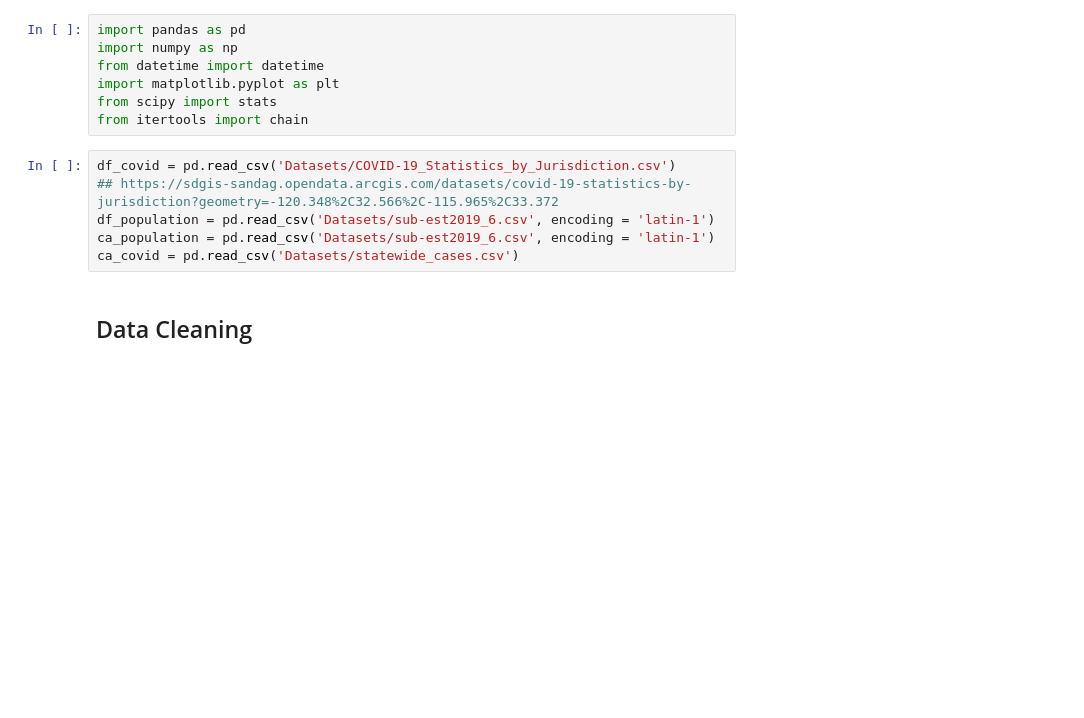
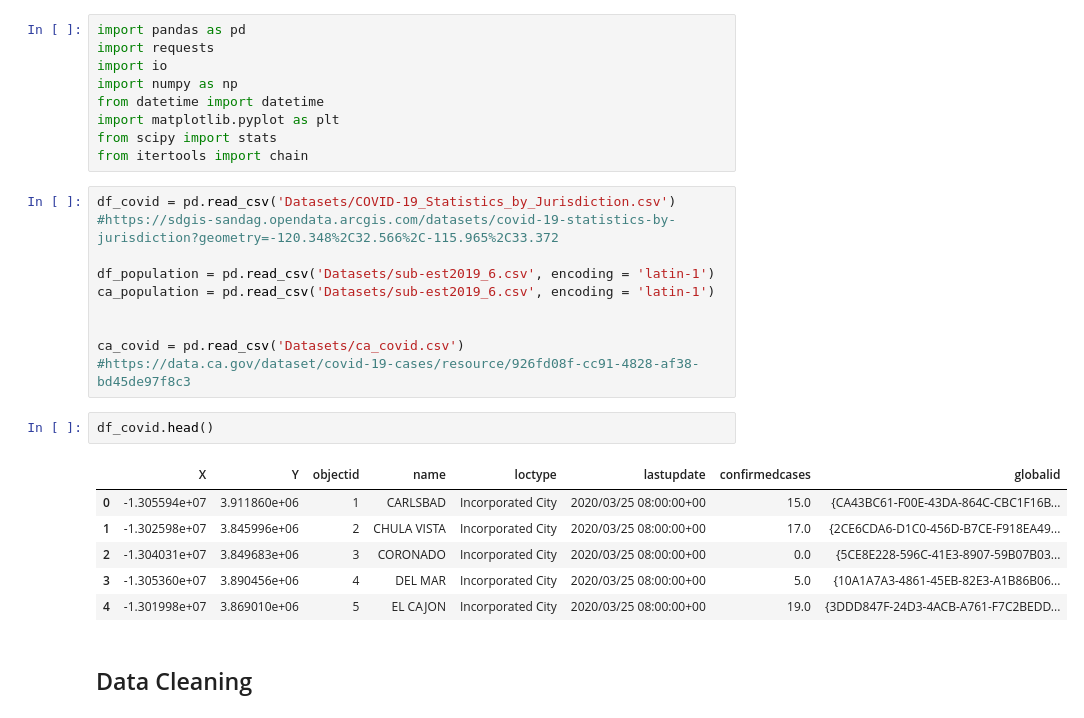
Before and after one commit to waychang626/Summer-2020-Projects-, a Jupyter notebook: COVID19-Project/COVID_SD.ipynb, the cells around one changed output. Saved outputs shown, nothing was run; the diff lists cells and outputs as text; blank space fills up the shorter version.

```diff
--- a/COVID19-Project/COVID_SD.ipynb
+++ b/COVID19-Project/COVID_SD.ipynb
@@ -1,5 +1,7 @@
 # %%
 import pandas as pd
+import requests
+import io
 import numpy as np
 from datetime import datetime
 import matplotlib.pyplot as plt
@@ -7,9 +9,22 @@ from scipy import stats
 from itertools import chain
 # %%
 df_covid = pd.read_csv('Datasets/COVID-19_Statistics_by_Jurisdiction.csv')
-## https://sdgis-sandag.opendata.arcgis.com/datasets/covid-19-statistics-by-jurisdiction?geometry=-120.348%2C32.566%2C-115.965%2C33.372
+#https://sdgis-sandag.opendata.arcgis.com/datasets/covid-19-statistics-by-jurisdiction?geometry=-120.348%2C32.566%2C-115.965%2C33.372
+
 df_population = pd.read_csv('Datasets/sub-est2019_6.csv', encoding = 'latin-1')
 ca_population = pd.read_csv('Datasets/sub-est2019_6.csv', encoding = 'latin-1')
-ca_covid = pd.read_csv('Datasets/statewide_cases.csv')
+
+
+ca_covid = pd.read_csv('Datasets/ca_covid.csv')
+#https://data.ca.gov/dataset/covid-19-cases/resource/926fd08f-cc91-4828-af38-bd45de97f8c3
+# %%
+df_covid.head()
+# %% [output]
+|  | X | Y | objectid | name | loctype | lastupdate | confirmedcases | globalid |
+| 0 | -1.305594e+07 | 3.911860e+06 | 1 | CARLSBAD | Incorporated City | 2020/03/25 08:00:00+00 | 15.0 | {CA43BC61-F00E-43DA-864C-CBC1F16B... |
+| 1 | -1.302598e+07 | 3.845996e+06 | 2 | CHULA VISTA | Incorporated City | 2020/03/25 08:00:00+00 | 17.0 | {2CE6CDA6-D1C0-456D-B7CE-F918EA49... |
+| 2 | -1.304031e+07 | 3.849683e+06 | 3 | CORONADO | Incorporated City | 2020/03/25 08:00:00+00 | 0.0 | {5CE8E228-596C-41E3-8907-59B07B03... |
+| 3 | -1.305360e+07 | 3.890456e+06 | 4 | DEL MAR | Incorporated City | 2020/03/25 08:00:00+00 | 5.0 | {10A1A7A3-4861-45EB-82E3-A1B86B06... |
+| 4 | -1.301998e+07 | 3.869010e+06 | 5 | EL CAJON | Incorporated City | 2020/03/25 08:00:00+00 | 19.0 | {3DDD847F-24D3-4ACB-A761-F7C2BEDD... |
 # %% [markdown]
 ## Data Cleaning
```
Also changed, not shown: parts of 17 cells of this notebook, 3 other files.
